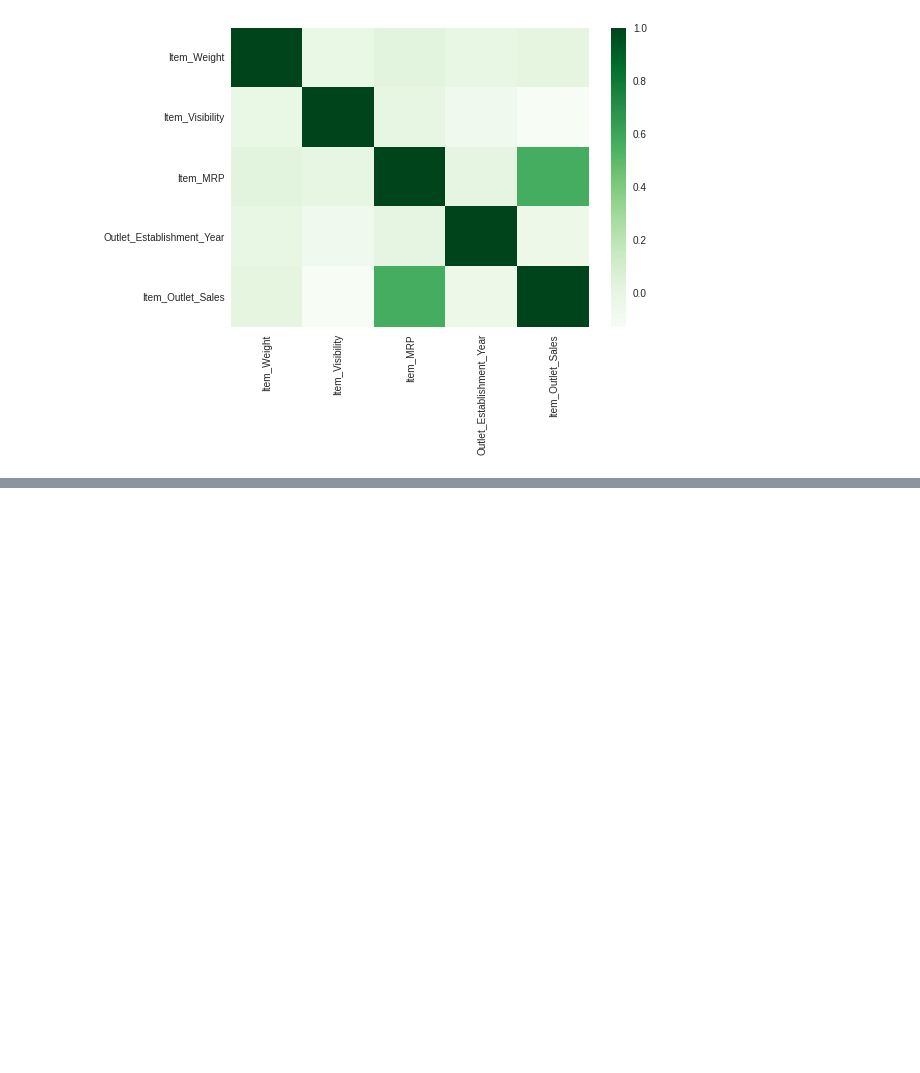
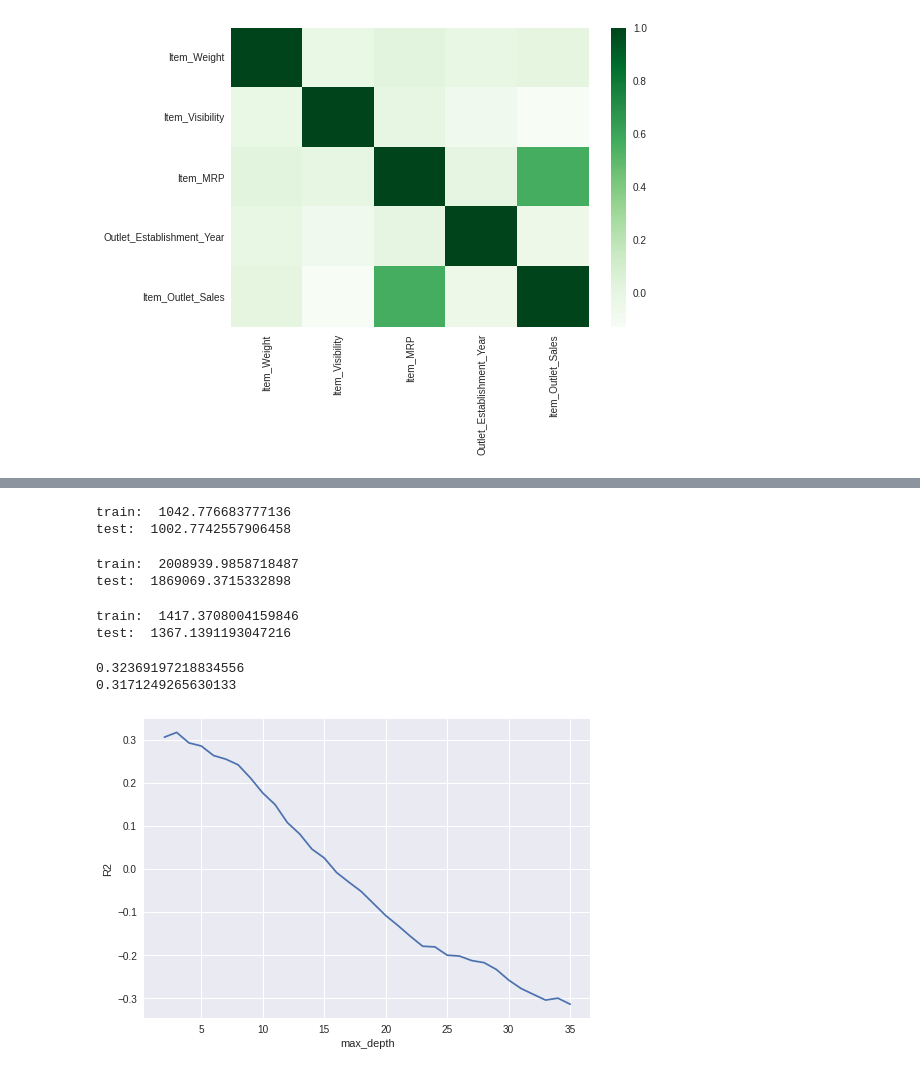
Before and after one commit to kevinzciro/sales-prediction, a Jupyter notebook: sales_predictions.ipynb, the cells around one changed output, grey strips where cells are left out. Saved outputs shown, nothing was run; the diff lists cells and outputs as text; code cells hidden in the pictures; blank space fills up the shorter version.

```diff
--- a/sales_predictions.ipynb
+++ b/sales_predictions.ipynb
@@ -457,0 +694,3 @@ sns.heatmap(corr, cmap = 'Greens');
+# %%
+X_train_processed = preprocessor.transform(X_train)
+X_test_processed = preprocessor.transform(X_test)
@@ -457,0 +725,3 @@ sns.heatmap(corr, cmap = 'Greens');
+# %%
+reg = LinearRegression()
+reg.fit(X_train_processed,y_train)
@@ -457,0 +743,53 @@ sns.heatmap(corr, cmap = 'Greens');
+# %%
+mae_train = mean_absolute_error(y_train, train_preds)
+mae_test = mean_absolute_error(y_test, test_preds)
+print("train: ", mae_train)
+print("test: ", mae_test)
+# %% [output]
+train:  1042.776683777136
+test:  1002.7742557906458
+# %%
+mse_train = mean_squared_error(y_train, train_preds)
+mse_test = mean_squared_error(y_test, test_preds)
+print("train: ", mse_train)
+print("test: ", mse_test)
+# %% [output]
+train:  2008939.9858718487
+test:  1869069.3715332898
+# %%
+rmse_train = np.sqrt(mean_squared_error(y_train, train_preds))
+rmse_test = np.sqrt(mean_squared_error(y_test, test_preds))
+print("train: ", rmse_train)
+print("test: ", rmse_test)
+# %% [output]
+train:  1417.3708004159846
+test:  1367.1391193047216
+# %%
+dec_tree = DecisionTreeRegressor(max_depth = 3, random_state = 42)
+dec_tree.fit(X_train_processed, y_train)
+train_preds = dec_tree.predict(X_train_processed)
+test_preds = dec_tree.predict(X_test_processed)
+train_score = dec_tree.score(X_train_processed, y_train)
+test_score = dec_tree.score(X_test_processed, y_test)
+print(train_score)
+print(test_score)
+# %% [output]
+0.32369197218834556
+0.3171249265630133
+# %%
+# Lista de valores a probar para max_depth:
+max_depth_range = list(range(2, 36))# will try every value between 2 and 36
+# Lista para almacenar la puntuación para cada valor de max_depth:
+r2 = []
+for depth in max_depth_range:
+    dec_tree = DecisionTreeRegressor(max_depth = depth,
+                             random_state = 42)
+    dec_tree.fit(X_train, y_train)
+    score = dec_tree.score(X_test, y_test)
+    r2.append(score)
+# %%
+plt.plot(max_depth_range, r2)
+plt.xlabel('max_depth')
+plt.ylabel('R2');
+# %% [output]
+[figure, added]
```
Also changed, not shown: parts of 27 cells of this notebook.
